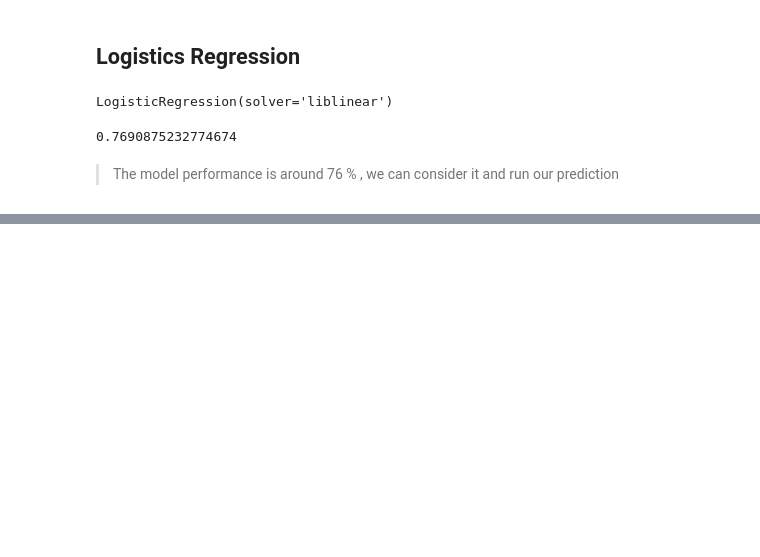
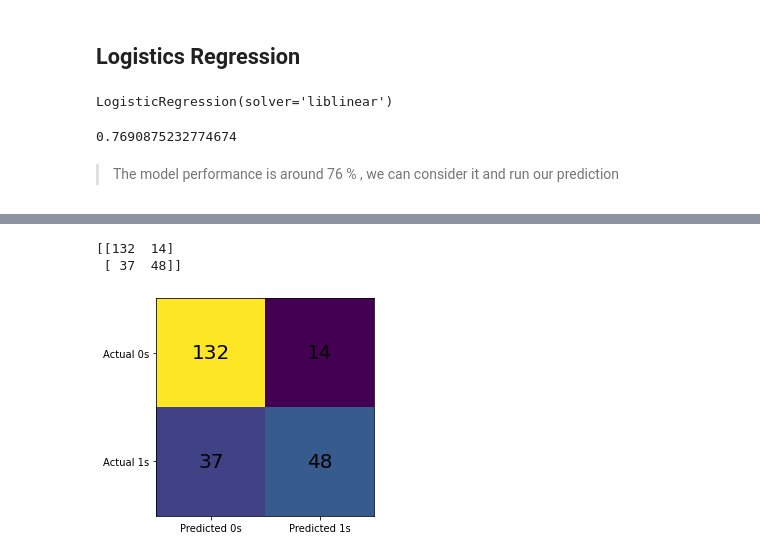
Before and after one commit to Iamsbharti/ML-AI, a Jupyter notebook: algorithms/Logistics-Regression/diabetes_classification.ipynb, the cells around one changed output, grey strips where cells are left out. Saved outputs shown, nothing was run; the diff lists cells and outputs as text; code cells hidden in the pictures; blank space fills up the shorter version.

Commit message:
draw confusion matrix

```diff
--- a/algorithms/Logistics-Regression/diabetes_classification.ipynb
+++ b/algorithms/Logistics-Regression/diabetes_classification.ipynb
@@ -144,3 +144,4 @@ model.score(x_train,y_train)
 > The model performance is around 76 % , we can consider it and run our prediction
 # %%
 # prediction
+y_pred = model.predict(x_test)
@@ -146,0 +160,23 @@ model.score(x_train,y_train)
+# %%
+# now we print the confusion matrix
+print(confusion_matrix(y_test,y_pred))
+# %% [output]
+[[132  14]
+ [ 37  48]]
+# %%
+# draw the confusion matrix
+def draw_confusion_matrix(yTest,yPred):
+    matrix = confusion_matrix(yTest,yPred)
+    fig,ax=plt.subplots(figsize=(4,4))
+    ax.imshow(matrix)
+    ax.xaxis.set(ticks=(0,1),ticklabels=('Predicted 0s','Predicted 1s'))
+    ax.yaxis.set(ticks=(0,1),ticklabels=('Actual 0s','Actual 1s'))
+    for i in range(2):
+        for j in range(2):
+            ax.text(j,i,matrix[i,j], ha='center', va='center', color='black',fontsize=20)
+
+    plt.show()
+# %%
+draw_confusion_matrix(y_test,y_pred)
+# %% [output]
+[figure, added]
```
Also changed, not shown: parts of 1 cell of this notebook.
